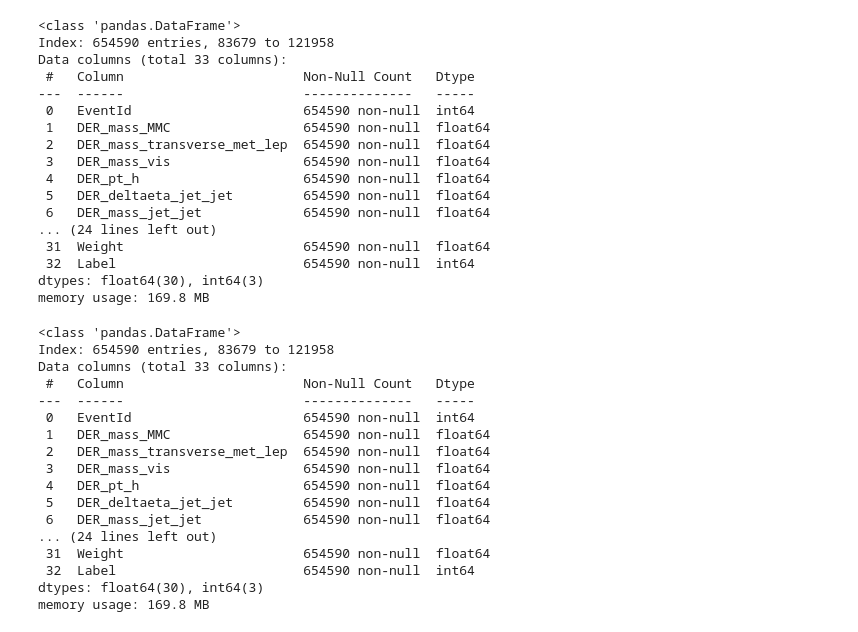
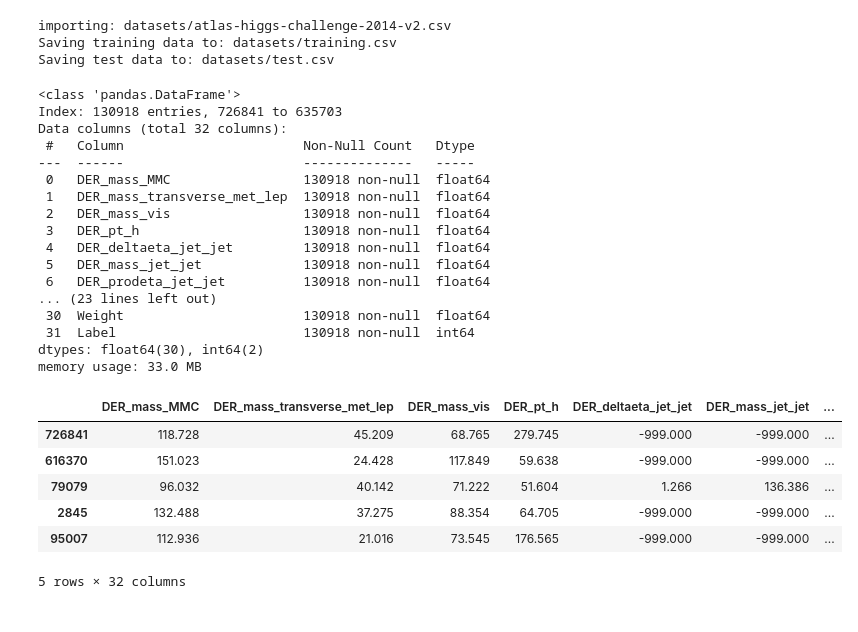
Before and after one commit to Olle-Andersson/MLP-final-project, a Jupyter notebook: exploration.ipynb, the cells around one changed output. Cells and saved outputs as stored; diff of their text form; code cells hidden in the pictures.

```diff
--- a/exploration.ipynb
+++ b/exploration.ipynb
@@ -1,46 +1,43 @@
 # %%
 #STEP 1 IMPORT DATA
+import seaborn as sns
+import matplotlib.pyplot as plt
+from data_import import load_data
+from data_import import make_exploration_subset
 
-from data_import import splitData
-
-train_df, test_df = splitData("./atlas-higgs-challenge-2014-v2.csv")
+train_df, test_df = load_data()
+exp_df = make_exploration_subset(train_df)
 # %% [output]
-<class 'pandas.DataFrame'>
-Index: 654590 entries, 83679 to 121958
-Data columns (total 33 columns):
- #   Column                       Non-Null Count   Dtype
----  ------                       --------------   -----
- 0   EventId                      654590 non-null  int64
- 1   DER_mass_MMC                 654590 non-null  float64
- 2   DER_mass_transverse_met_lep  654590 non-null  float64
- 3   DER_mass_vis                 654590 non-null  float64
- 4   DER_pt_h                     654590 non-null  float64
- 5   DER_deltaeta_jet_jet         654590 non-null  float64
- 6   DER_mass_jet_jet             654590 non-null  float64
-... (24 lines left out)
- 31  Weight                       654590 non-null  float64
- 32  Label                        654590 non-null  int64
-dtypes: float64(30), int64(3)
-memory usage: 169.8 MB
+importing: datasets/atlas-higgs-challenge-2014-v2.csv
+Saving training data to: datasets/training.csv
+Saving test data to: datasets/test.csv
 # %%
 #STEP 2 EXPLORE THE DATA
 
-train_df.info()
+exp_df.info()
+exp_df.head()
 # %% [output]
 <class 'pandas.DataFrame'>
-Index: 654590 entries, 83679 to 121958
-Data columns (total 33 columns):
+Index: 130918 entries, 726841 to 635703
+Data columns (total 32 columns):
  #   Column                       Non-Null Count   Dtype
 ---  ------                       --------------   -----
- 0   EventId                      654590 non-null  int64
- 1   DER_mass_MMC                 654590 non-null  float64
- 2   DER_mass_transverse_met_lep  654590 non-null  float64
- 3   DER_mass_vis                 654590 non-null  float64
- 4   DER_pt_h                     654590 non-null  float64
- 5   DER_deltaeta_jet_jet         654590 non-null  float64
- 6   DER_mass_jet_jet             654590 non-null  float64
-... (24 lines left out)
- 31  Weight                       654590 non-null  float64
- 32  Label                        654590 non-null  int64
-dtypes: float64(30), int64(3)
-memory usage: 169.8 MB
+ 0   DER_mass_MMC                 130918 non-null  float64
+ 1   DER_mass_transverse_met_lep  130918 non-null  float64
+ 2   DER_mass_vis                 130918 non-null  float64
+ 3   DER_pt_h                     130918 non-null  float64
+ 4   DER_deltaeta_jet_jet         130918 non-null  float64
+ 5   DER_mass_jet_jet             130918 non-null  float64
+ 6   DER_prodeta_jet_jet          130918 non-null  float64
+... (23 lines left out)
+ 30  Weight                       130918 non-null  float64
+ 31  Label                        130918 non-null  int64
+dtypes: float64(30), int64(2)
+memory usage: 33.0 MB
+|  | DER_mass_MMC | DER_mass_transverse_met_lep | DER_mass_vis | DER_pt_h | DER_deltaeta_jet_jet | DER_mass_jet_jet | ... |
+| 726841 | 118.728 | 45.209 | 68.765 | 279.745 | -999.000 | -999.000 | ... |
+| 616370 | 151.023 | 24.428 | 117.849 | 59.638 | -999.000 | -999.000 | ... |
+| 79079 | 96.032 | 40.142 | 71.222 | 51.604 | 1.266 | 136.386 | ... |
+| 2845 | 132.488 | 37.275 | 88.354 | 64.705 | -999.000 | -999.000 | ... |
+| 95007 | 112.936 | 21.016 | 73.545 | 176.565 | -999.000 | -999.000 | ... |
+5 rows × 32 columns
```
Also changed, not shown: parts of 1 cell of this notebook, 1 other file.
